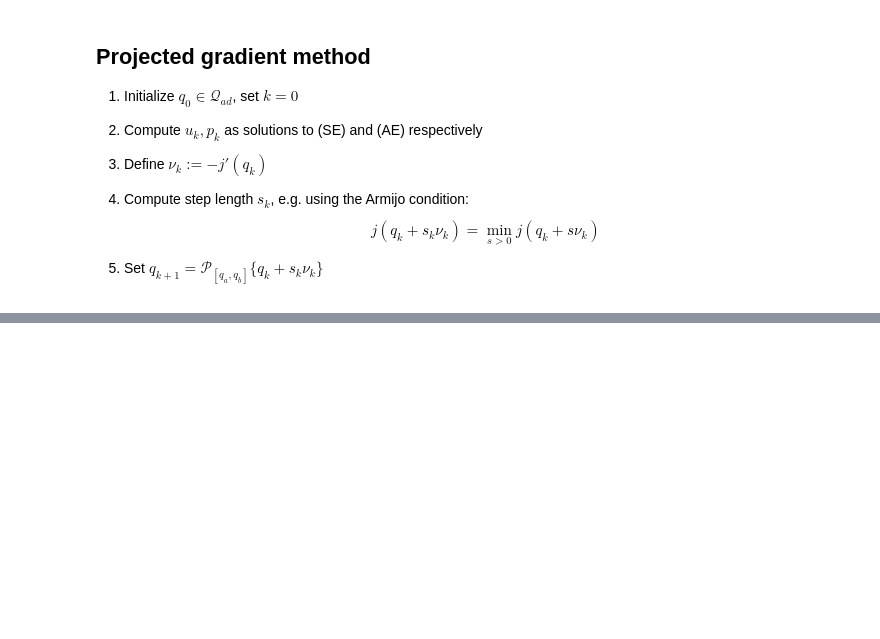
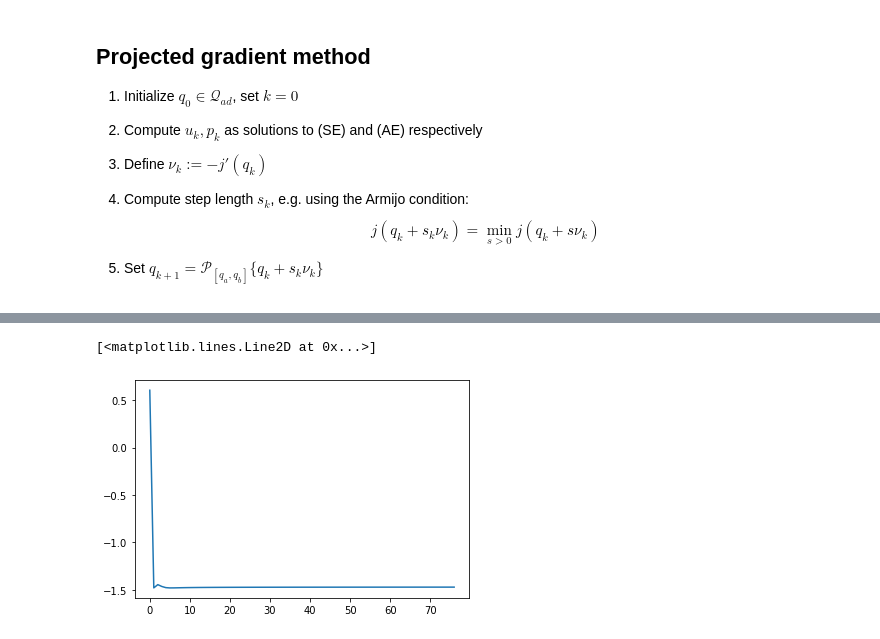
Before and after one commit to eliaslm/thesis, a Jupyter notebook: projected_gradient_clean.ipynb, the cells around one changed output, grey strips where cells are left out. Cells and saved outputs as stored; diff of their text form; code cells hidden in the pictures; blank space fills up the shorter version.

```diff
--- a/projected_gradient_clean.ipynb
+++ b/projected_gradient_clean.ipynb
@@ -193 +189,6 @@ Umin = 0.2719518966344318
 ... (8 outputs left out)
+# %%
+plt.plot(J_list)
+# %% [output]
+[<matplotlib.lines.Line2D at 0x...>]
+[figure, added]
```
Also changed, not shown: parts of 12 cells of this notebook, 1 other file.
